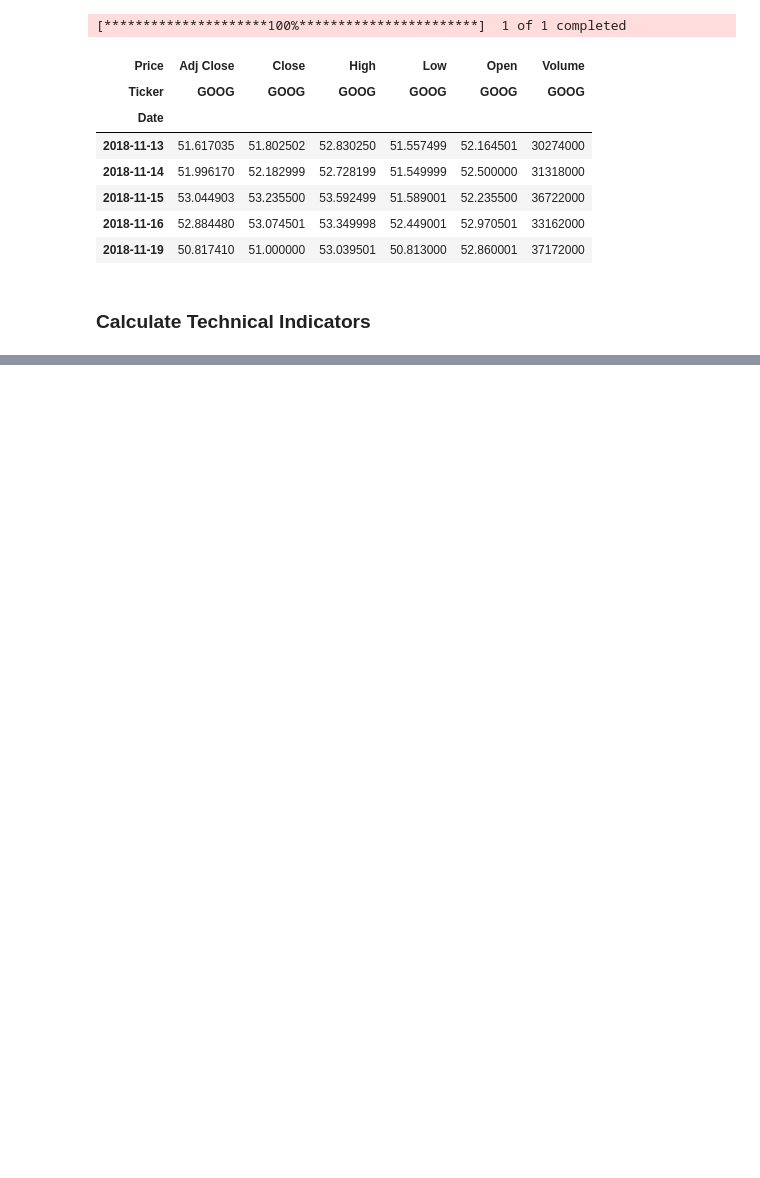
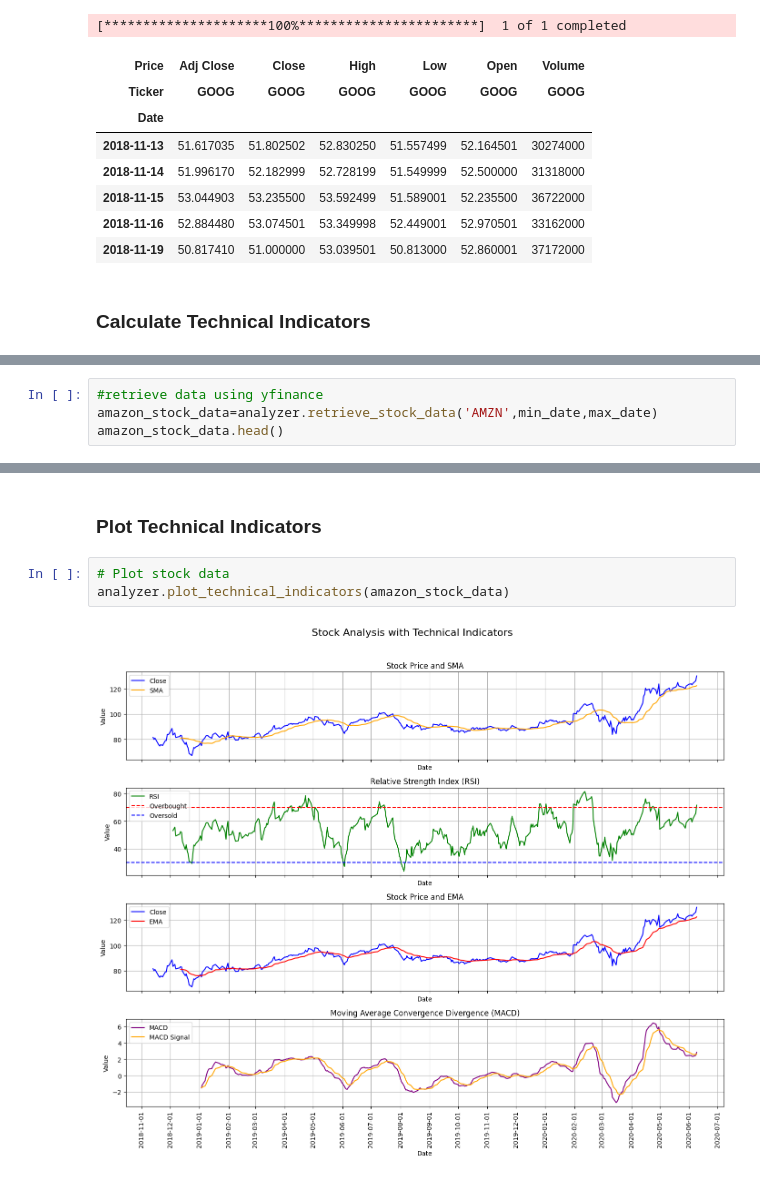
Before and after one commit to NigusK/Stock-Market-News-Sentiment, a Jupyter notebook: notebook/stock_analysis.ipynb, the cells around one changed output, grey strips where cells are left out. Drawn from its saved outputs; the diff is of its cells as text; blank space fills up the shorter version.

```diff
--- a/notebook/stock_analysis.ipynb
+++ b/notebook/stock_analysis.ipynb
@@ -99,0 +121,4 @@ apple_stock_data_indicators.tail()
+# %%
+#retrieve data using yfinance
+amazon_stock_data=analyzer.retrieve_stock_data('AMZN',min_date,max_date)
+amazon_stock_data.head()
@@ -99,0 +150,7 @@ apple_stock_data_indicators.tail()
+# %% [markdown]
+### Plot Technical Indicators
+# %%
+# Plot stock data
+analyzer.plot_technical_indicators(amazon_stock_data)
+# %% [output]
+[figure, added]
```
Also changed, not shown: parts of 12 cells of this notebook.
